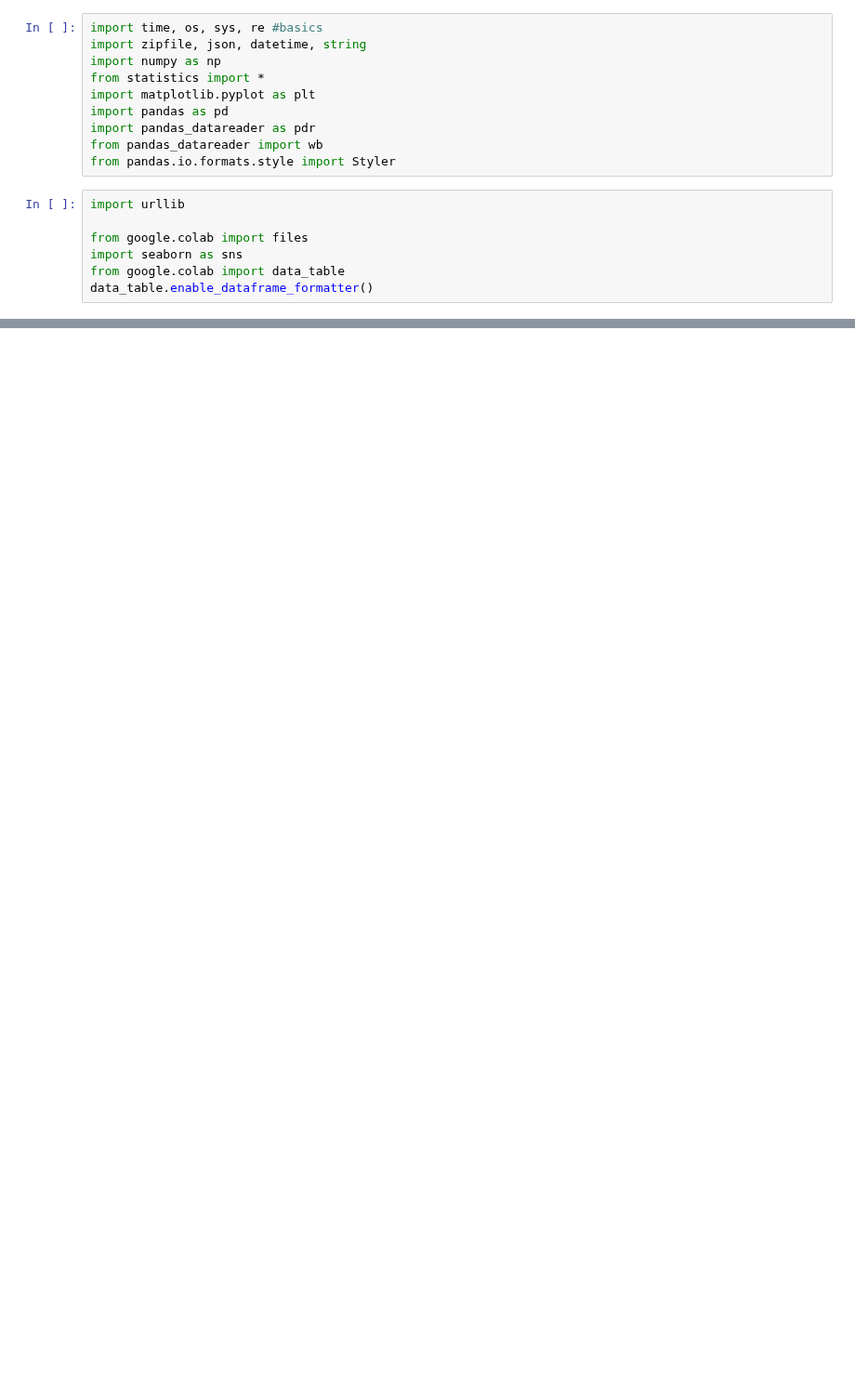
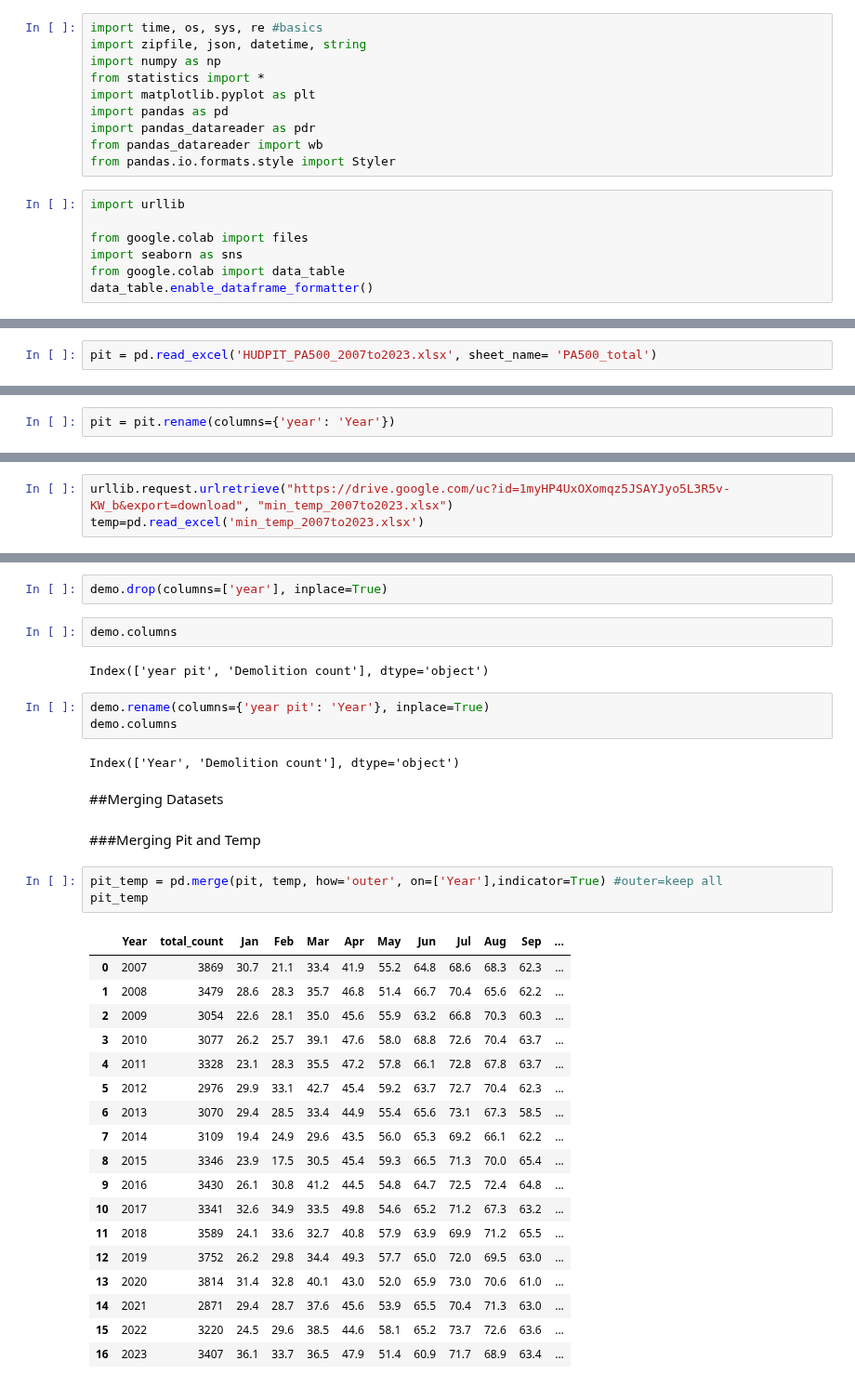
Before and after one commit to carlavilla/DataViz2025, a Jupyter notebook: CV_PS1.ipynb, the cells around one changed output, grey strips where cells are left out. Shown at 93% size. Cells and saved outputs as stored; diff of their text form; blank space fills up the shorter version.

```diff
--- a/CV_PS1.ipynb
+++ b/CV_PS1.ipynb
@@ -176,0 +48,2 @@ How to manipulate/clean data from python? I know how to it on spss but not sure
+# %%
+pit = pd.read_excel('HUDPIT_PA500_2007to2023.xlsx', sheet_name= 'PA500_total')
@@ -176,0 +60,2 @@ How to manipulate/clean data from python? I know how to it on spss but not sure
+# %%
+pit = pit.rename(columns={'year': 'Year'})
@@ -176,0 +104,3 @@ How to manipulate/clean data from python? I know how to it on spss but not sure
+# %%
+urllib.request.urlretrieve("https://drive.google.com/uc?id=1myHP4UxOXomqz5JSAYJyo5L3R5v-KW_b&export=download", "min_temp_2007to2023.xlsx")
+temp=pd.read_excel('min_temp_2007to2023.xlsx')
@@ -176,0 +135,37 @@ How to manipulate/clean data from python? I know how to it on spss but not sure
+# %%
+demo.drop(columns=['year'], inplace=True)
+# %%
+demo.columns
+# %% [output]
+Index(['year pit', 'Demolition count'], dtype='object')
+# %%
+demo.rename(columns={'year pit': 'Year'}, inplace=True)
+demo.columns
+# %% [output]
+Index(['Year', 'Demolition count'], dtype='object')
+# %% [markdown]
+##Merging Datasets
+# %% [markdown]
+###Merging Pit and Temp
+# %%
+pit_temp = pd.merge(pit, temp, how='outer', on=['Year'],indicator=True) #outer=keep all
+pit_temp
+# %% [output]
+|  | Year | total_count | Jan | Feb | Mar | Apr | May | Jun | Jul | Aug | Sep | ... |
+| 0 | 2007 | 3869 | 30.7 | 21.1 | 33.4 | 41.9 | 55.2 | 64.8 | 68.6 | 68.3 | 62.3 | ... |
+| 1 | 2008 | 3479 | 28.6 | 28.3 | 35.7 | 46.8 | 51.4 | 66.7 | 70.4 | 65.6 | 62.2 | ... |
+| 2 | 2009 | 3054 | 22.6 | 28.1 | 35.0 | 45.6 | 55.9 | 63.2 | 66.8 | 70.3 | 60.3 | ... |
+| 3 | 2010 | 3077 | 26.2 | 25.7 | 39.1 | 47.6 | 58.0 | 68.8 | 72.6 | 70.4 | 63.7 | ... |
+| 4 | 2011 | 3328 | 23.1 | 28.3 | 35.5 | 47.2 | 57.8 | 66.1 | 72.8 | 67.8 | 63.7 | ... |
+| 5 | 2012 | 2976 | 29.9 | 33.1 | 42.7 | 45.4 | 59.2 | 63.7 | 72.7 | 70.4 | 62.3 | ... |
+| 6 | 2013 | 3070 | 29.4 | 28.5 | 33.4 | 44.9 | 55.4 | 65.6 | 73.1 | 67.3 | 58.5 | ... |
+| 7 | 2014 | 3109 | 19.4 | 24.9 | 29.6 | 43.5 | 56.0 | 65.3 | 69.2 | 66.1 | 62.2 | ... |
+| 8 | 2015 | 3346 | 23.9 | 17.5 | 30.5 | 45.4 | 59.3 | 66.5 | 71.3 | 70.0 | 65.4 | ... |
+| 9 | 2016 | 3430 | 26.1 | 30.8 | 41.2 | 44.5 | 54.8 | 64.7 | 72.5 | 72.4 | 64.8 | ... |
+| 10 | 2017 | 3341 | 32.6 | 34.9 | 33.5 | 49.8 | 54.6 | 65.2 | 71.2 | 67.3 | 63.2 | ... |
+| 11 | 2018 | 3589 | 24.1 | 33.6 | 32.7 | 40.8 | 57.9 | 63.9 | 69.9 | 71.2 | 65.5 | ... |
+| 12 | 2019 | 3752 | 26.2 | 29.8 | 34.4 | 49.3 | 57.7 | 65.0 | 72.0 | 69.5 | 63.0 | ... |
+| 13 | 2020 | 3814 | 31.4 | 32.8 | 40.1 | 43.0 | 52.0 | 65.9 | 73.0 | 70.6 | 61.0 | ... |
+| 14 | 2021 | 2871 | 29.4 | 28.7 | 37.6 | 45.6 | 53.9 | 65.5 | 70.4 | 71.3 | 63.0 | ... |
+| 15 | 2022 | 3220 | 24.5 | 29.6 | 38.5 | 44.6 | 58.1 | 65.2 | 73.7 | 72.6 | 63.6 | ... |
+| 16 | 2023 | 3407 | 36.1 | 33.7 | 36.5 | 47.9 | 51.4 | 60.9 | 71.7 | 68.9 | 63.4 | ... |
```
Also changed, not shown: parts of 51 cells of this notebook.
